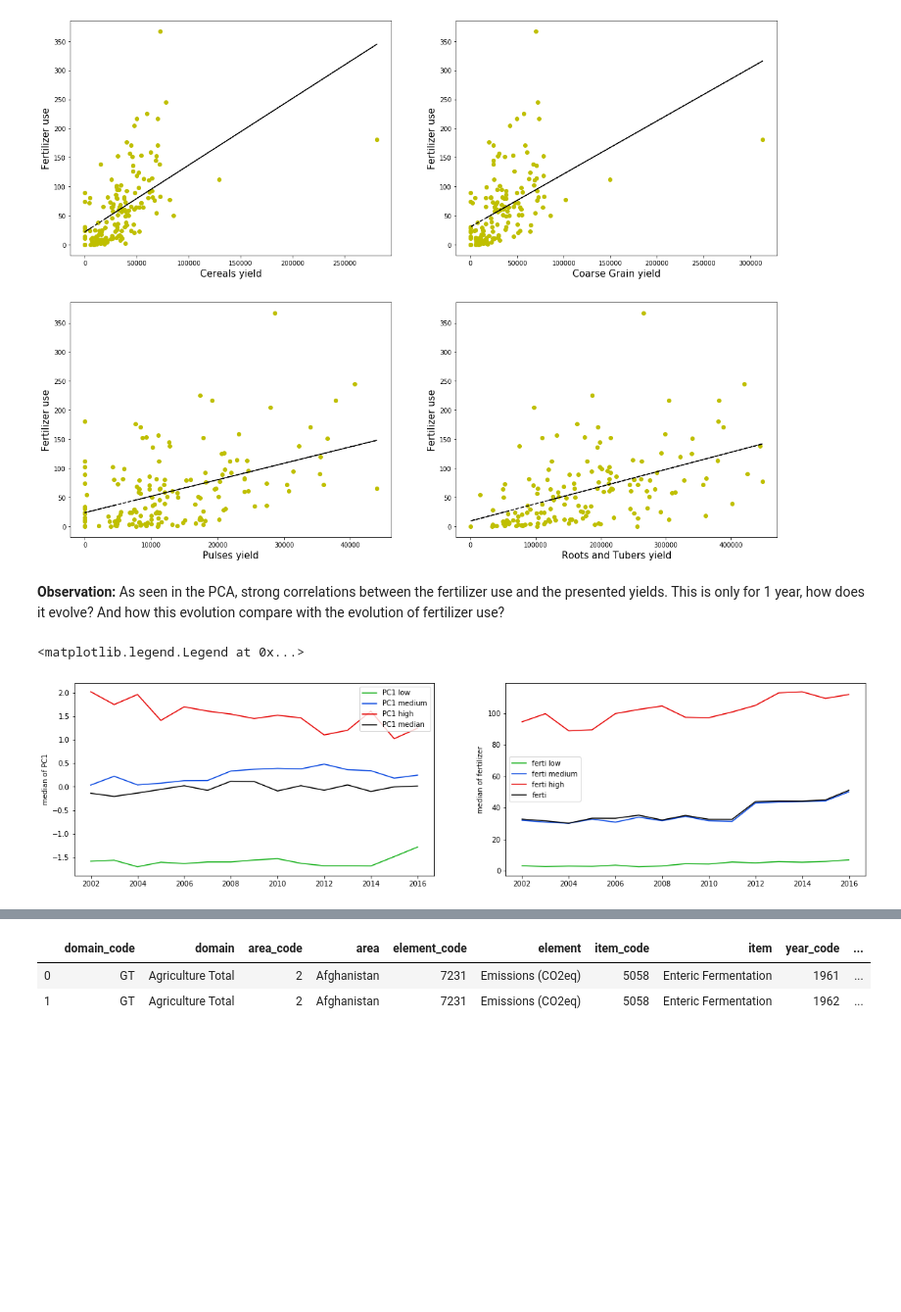
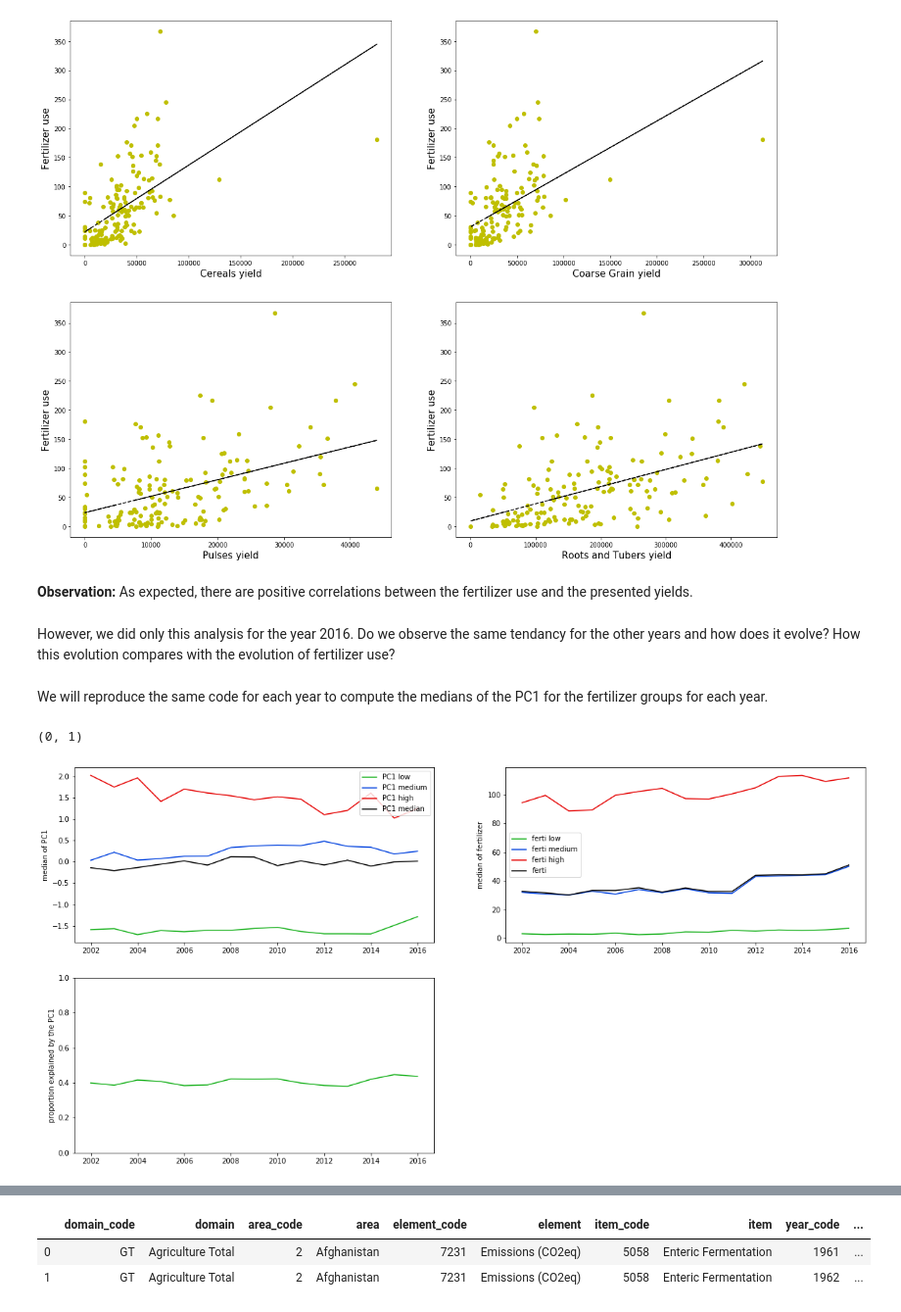
Before and after one commit to amara-slaymaker/ada_project-ada_nakamura, a Jupyter notebook: Skeleton.ipynb, the cells around one changed output, grey strips where cells are left out. Shown at 98% size. Cells and saved outputs as stored; diff of their text form; code cells hidden in the pictures; blank space fills up the shorter version.

```diff
--- a/Skeleton.ipynb
+++ b/Skeleton.ipynb
@@ -681,8 +735,13 @@ ax4.set_ylabel('Fertilizer use', fontsize = 15)
 # %% [output]
 Text(0, 0.5, 'Fertilizer use')
 [figure]
-# %% [markdown]
-**Observation:** As seen in the PCA, strong correlations between the fertilizer use and the presented yields. This is only for 1 year, how does it evolve? And how this evolution compare with the evolution of fertilizer use?
+# %% [markdown]
+**Observation:** As expected, there are positive correlations between the fertilizer use and the presented yields.
+# %% [markdown]
+However, we did only this analysis for the year 2016. Do we observe the same tendancy for the other years and how does it evolve?
+How this evolution compares with the evolution of fertilizer use?
+# %% [markdown]
+We will reproduce the same code for each year to compute the medians of the PC1 for the fertilizer groups for each year.
 # %%
 years = []
 PC1_low = []
@@ -731,25 +790,30 @@ for year in range(2002,2017):
 
     proportion_explained += [pca.explained_variance_ratio_[0]]
 # %%
-evolution_ferti = pd.DataFrame([years, PC1_low, PC1_medium, PC1_high, ferti_low, ferti_medium, ferti_high,ferti,PC1], ['year', 'PC1 low', 'PC1 medium', 'PC1 high','ferti low', 'ferti medium', 'ferti high','ferti','PC1 median']).T
+evolution_ferti = pd.DataFrame([years, PC1_low, PC1_medium, PC1_high, ferti_low, ferti_medium, ferti_high,ferti,PC1, proportion_explained], ['year', 'PC1 low', 'PC1 medium', 'PC1 high','ferti low', 'ferti medium', 'ferti high','ferti','PC1 median', 'proportion explained']).T
 
-figure = plt.figure(figsize = (20,5))
-ax1 = figure.add_subplot(1,2,1)
+figure = plt.figure(figsize = (20,10))
+ax1 = figure.add_subplot(2,2,1)
 ax1.plot("year", "PC1 low", data=evolution_ferti, color=sns.xkcd_palette(colors)[0])
 ax1.plot("year", "PC1 medium", data=evolution_ferti, color=sns.xkcd_palette(colors)[1])
 ax1.plot("year", "PC1 high", data=evolution_ferti, color=sns.xkcd_palette(colors)[2])
 ax1.plot("year", "PC1 median", data=evolution_ferti, color=sns.xkcd_rgb["black"])
 ax1.set_ylabel('median of PC1')
 ax1.legend()
 
-ax2 = figure.add_subplot(1,2,2)
+ax2 = figure.add_subplot(2,2,2)
 ax2.plot("year", "ferti low", data=evolution_ferti, color=sns.xkcd_palette(colors)[0])
 ax2.plot("year", "ferti medium", data=evolution_ferti, color=sns.xkcd_palette(colors)[1])
 ax2.plot("year", "ferti high", data=evolution_ferti, color=sns.xkcd_palette(colors)[2])
 ax2.plot("year", "ferti", data=evolution_ferti, color=sns.xkcd_rgb["black"])
 ax2.set_ylabel('median of fertilizer')
 ax2.legend()
+
+ax3 = figure.add_subplot(2,2,3)
+ax3.plot("year", 'proportion explained', data=evolution_ferti, color=sns.xkcd_palette(colors)[0])
+ax3.set_ylabel('proportion explained by the PC1')
+ax3.set_ylim([0,1])
 # %% [output]
-<matplotlib.legend.Legend at 0x...>
+(0, 1)
-[figure, old version]
+[figure, new version]
 # %% [markdown]
```
Also changed, not shown: parts of 92 cells of this notebook.
